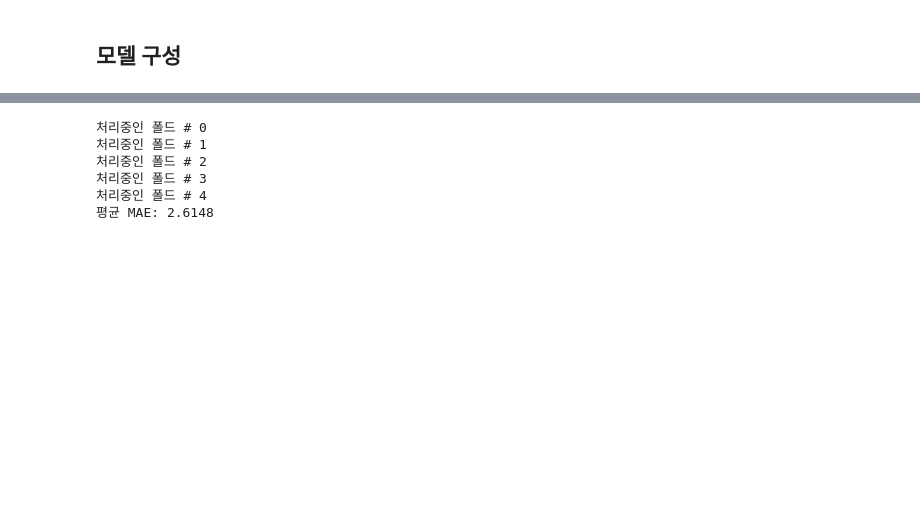
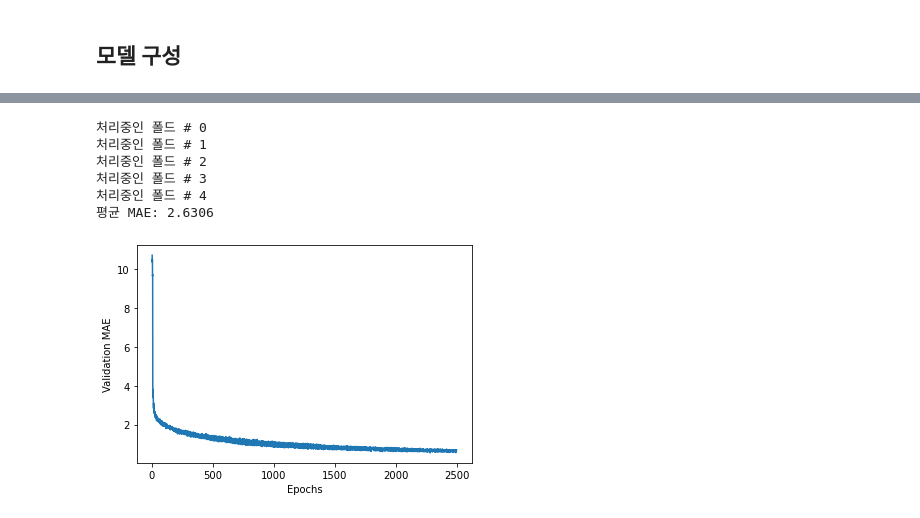
Before and after one commit to ppkk0906/Caba_nlp, a Jupyter notebook: DL2_2_회귀모델.ipynb, the cells around one changed output, grey strips where cells are left out. Drawn from its saved outputs; the diff is of its cells as text; code cells hidden in the pictures; blank space fills up the shorter version.

```diff
--- a/DL2_2_회귀모델.ipynb
+++ b/DL2_2_회귀모델.ipynb
@@ -21,6 +18,7 @@ std = train_data.std(axis=0)
 train_data /= std
 test_data -= mean
 test_data /= std
+histories=[]
 # %%
 train_data[1]
 # %% [output]
@@ -88,7 +86,7 @@ for i in range(k):
         axis=0
     )
     model = build_model()
-    model.fit(partial_train_data, partial_train_targets, epochs=num_ephocs, batch_size=1, verbose=0)
+    histories.append(model.fit(partial_train_data, partial_train_targets, epochs=num_ephocs, batch_size=1, verbose=0))
     val_mse, val_mae = model.evaluate(test_data, test_target, verbose=0)
     all_scores.append(val_mae)
 print("평균 MAE:", np.mean(all_scores).round(4))
@@ -98,4 +96,4 @@ print("평균 MAE:", np.mean(all_scores).round(4))
 처리중인 폴드 # 2
 처리중인 폴드 # 3
 처리중인 폴드 # 4
-평균 MAE: 2.6148
+평균 MAE: 2.6306
@@ -104,0 +100,14 @@ K.clear_session()
+# %%
+from keras import backend as K
+import matplotlib.pyplot as plt
+average_mae_history=[]
+for i in range(num_ephocs):
+    for history in histories:
+        average_mae_history.append(np.mean(history.history["mean_absolute_error"][i]))
+# %%
+plt.plot(range(1, len(average_mae_history) + 1), average_mae_history)
+plt.xlabel('Epochs')
+plt.ylabel('Validation MAE')
+plt.show()
+# %% [output]
+[figure, added]
```
Also changed, not shown: parts of 4 cells of this notebook.
